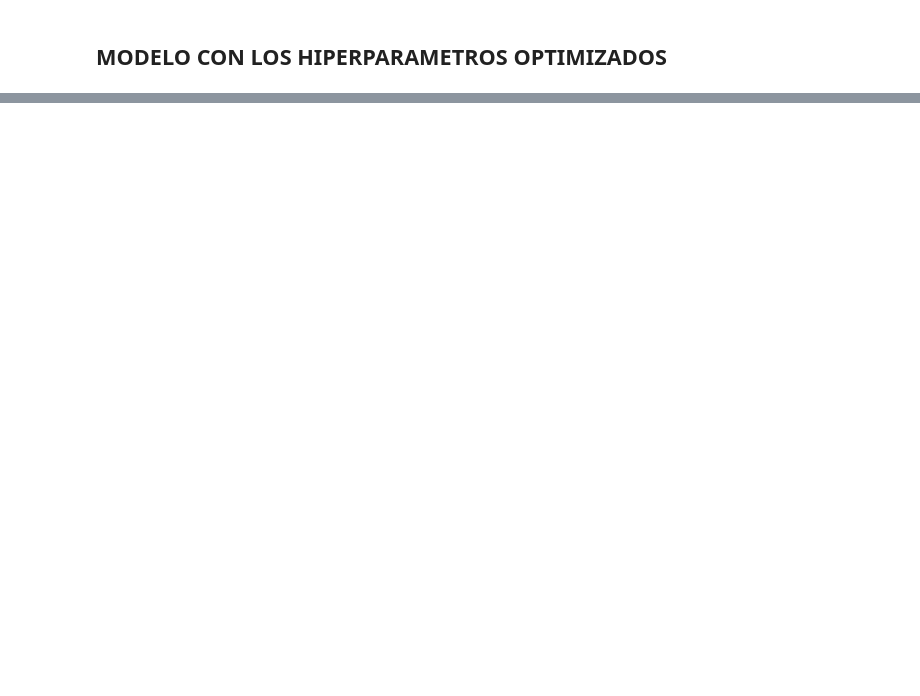
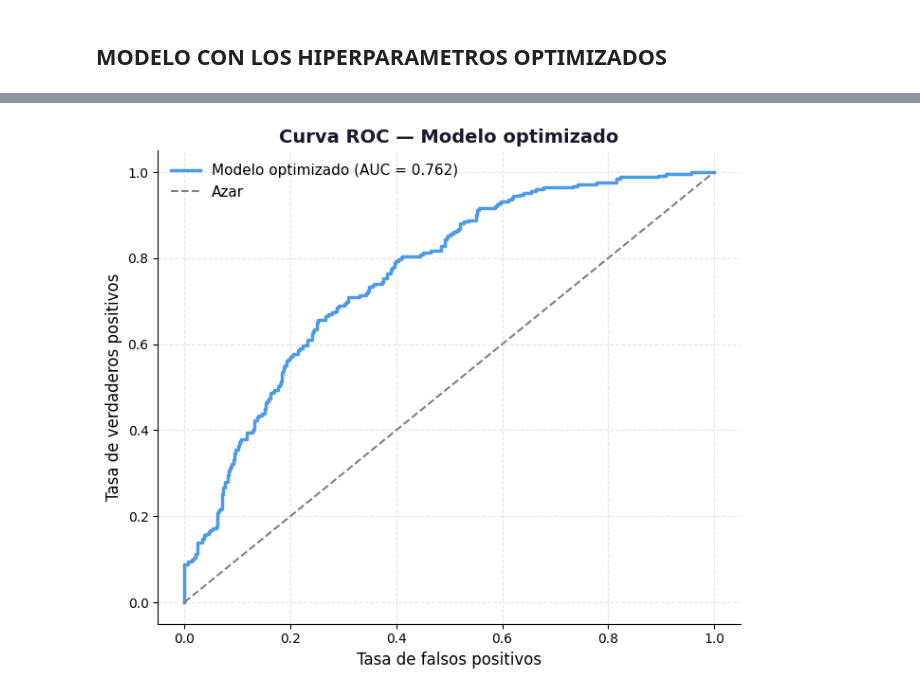
Before and after one commit to yacuervo18/Proyecto_Analitica_III, a Jupyter notebook: src/Modelo_RN_1.ipynb, the cells around one changed output, grey strips where cells are left out. Drawn from its saved outputs; the diff is of its cells as text; code cells hidden in the pictures; blank space fills up the shorter version.

```diff
--- a/src/Modelo_RN_1.ipynb
+++ b/src/Modelo_RN_1.ipynb
@@ -968,0 +966,19 @@ Epoch 36/100
+# %%
+# ── Predicciones modelo optimizado ────────────────────────────────────────
+y_prob_train_opt = model_opt.predict(X_train, verbose=0).flatten()
+y_prob_test_opt  = model_opt.predict(X_test, verbose=0).flatten()
+
+umbral = 0.5
+y_pred_train_opt = np.where(y_prob_train_opt >= umbral, 1, 0)
+y_pred_test_opt  = np.where(y_prob_test_opt  >= umbral, 1, 0)
+
+# ── Métricas ──────────────────────────────────────────────────────────────
+print("=" * 50)
+print("REPORTE — TRAIN")
+print("=" * 50)
+print(classification_report(y_train, y_pred_train_opt))
+
+print("=" * 50)
+print("REPORTE — TEST")
+print("=" * 50)
+print(classification_report(y_test, y_pred_test_opt))
@@ -968,0 +1022,19 @@ Epoch 36/100
+# %%
+# ── Curva ROC ─────────────────────────────────────────────────────────────
+fpr, tpr, _ = roc_curve(y_test, y_prob_test_opt)
+auc_opt     = roc_auc_score(y_test, y_prob_test_opt)
+
+fig, ax = plt.subplots(figsize=(7, 6))
+ax.plot(fpr, tpr, color='#4C9BE8', linewidth=2.5, label=f'Modelo optimizado (AUC = {auc_opt:.3f})')
+ax.plot([0,1], [0,1], color='gray', linestyle='--', linewidth=1.5, label='Azar')
+ax.set_title('Curva ROC — Modelo optimizado', fontsize=14, fontweight='bold', color='#1a1a2e')
+ax.set_xlabel('Tasa de falsos positivos', fontsize=12)
+ax.set_ylabel('Tasa de verdaderos positivos', fontsize=12)
+ax.legend(fontsize=11, frameon=False)
+ax.spines[['top', 'right']].set_visible(False)
+ax.grid(alpha=0.3, linestyle='--')
+plt.tight_layout()
+plt.savefig('roc_modelo_opt.png', dpi=150, bbox_inches='tight')
+plt.show()
+# %% [output]
+[figure, added]
```
Also changed, not shown: parts of 19 cells of this notebook, 8 other files.
